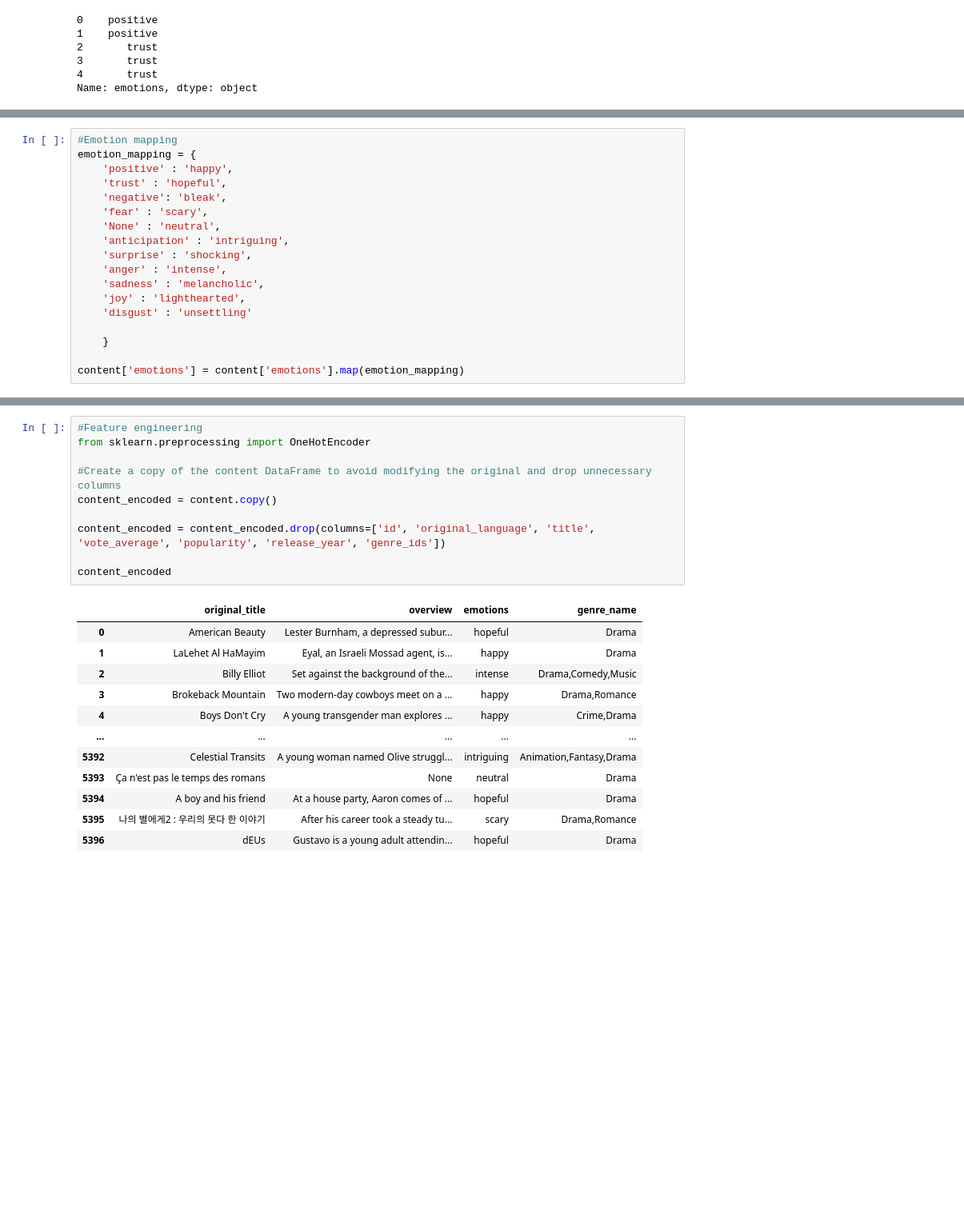
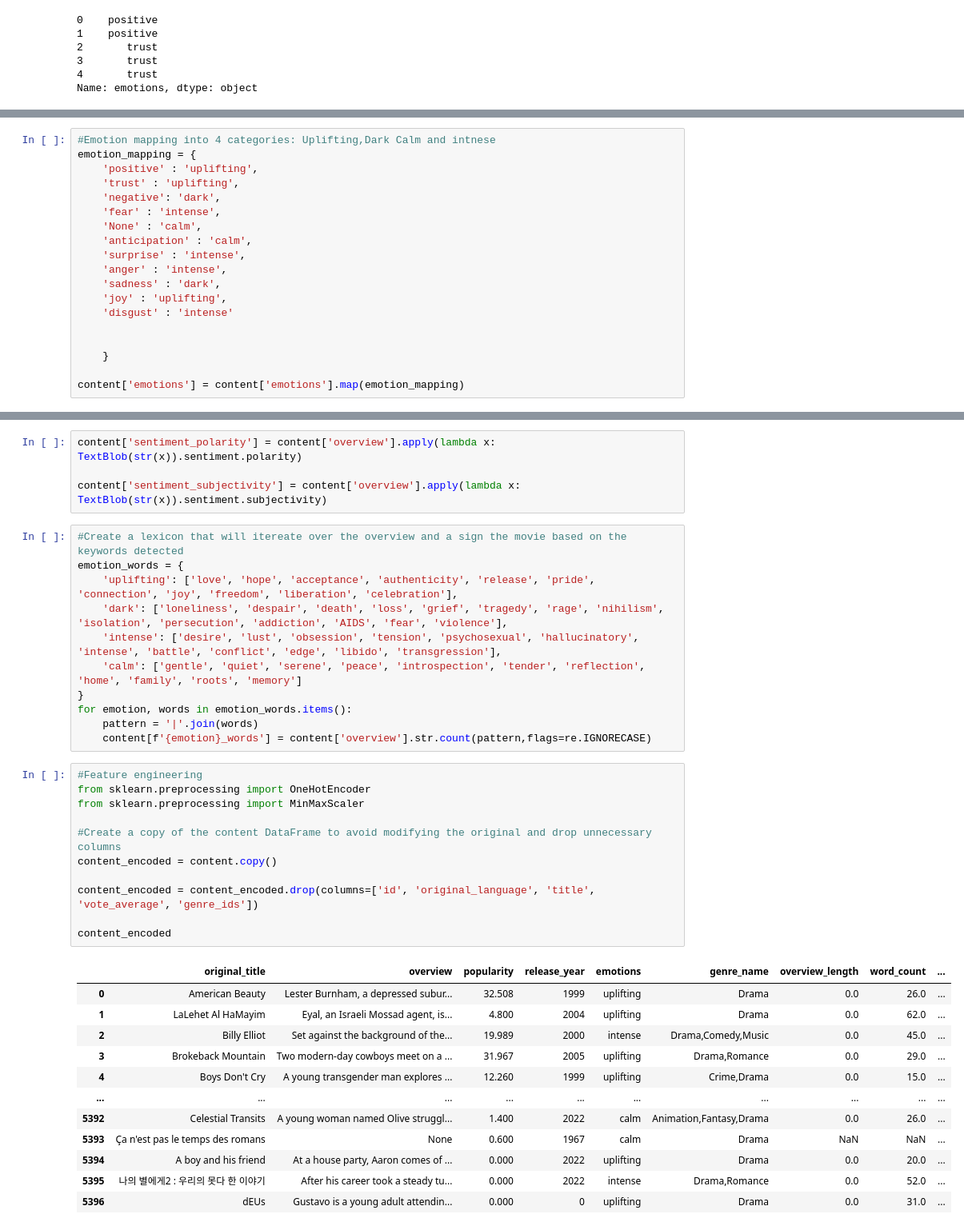
Before and after one commit to mshilacodes/mood-based-movie-recommender, a Jupyter notebook: index.ipynb, the cells around one changed output, grey strips where cells are left out. Shown: that part at 80% size. Drawn from its saved outputs; the diff is of its cells as text; blank space fills up the shorter version.

Commit message:
Normalized numeric feature using Min- Max scalers, changed emotion mapping and created emotion lexicon, Changed from decision tree to randomforest. Count of characters. Added images of graph

```diff
--- a/index.ipynb
+++ b/index.ipynb
@@ -300,17 +310,18 @@ content.head(20)
 # %%
-#Emotion mapping
+#Emotion mapping into 4 categories: Uplifting,Dark Calm and intnese
 emotion_mapping = {
-    'positive' : 'happy',
-    'trust' : 'hopeful',
-    'negative': 'bleak',
-    'fear' : 'scary',
-    'None' : 'neutral',
-    'anticipation' : 'intriguing',
-    'surprise' : 'shocking',
+    'positive' : 'uplifting',
+    'trust' : 'uplifting',
+    'negative': 'dark',
+    'fear' : 'intense',
+    'None' : 'calm',
+    'anticipation' : 'calm',
+    'surprise' : 'intense',
     'anger' : 'intense',
-    'sadness' : 'melancholic',
-    'joy' : 'lighthearted',
-    'disgust' : 'unsettling'
+    'sadness' : 'dark',
+    'joy' : 'uplifting',
+    'disgust' : 'intense'
+
 
     }
 
@@ -335,23 +342,39 @@ Name: count, dtype: int64
+# %%
+content['sentiment_polarity'] = content['overview'].apply(lambda x: TextBlob(str(x)).sentiment.polarity)
+
+content['sentiment_subjectivity'] = content['overview'].apply(lambda x: TextBlob(str(x)).sentiment.subjectivity)
+# %%
+#Create a lexicon that will itereate over the overview and a sign the movie based on the keywords detected
+emotion_words = {
+    'uplifting': ['love', 'hope', 'acceptance', 'authenticity', 'release', 'pride', 'connection', 'joy', 'freedom', 'liberation', 'celebration'],
+    'dark': ['loneliness', 'despair', 'death', 'loss', 'grief', 'tragedy', 'rage', 'nihilism', 'isolation', 'persecution', 'addiction', 'AIDS', 'fear', 'violence'],
+    'intense': ['desire', 'lust', 'obsession', 'tension', 'psychosexual', 'hallucinatory', 'intense', 'battle', 'conflict', 'edge', 'libido', 'transgression'],
+    'calm': ['gentle', 'quiet', 'serene', 'peace', 'introspection', 'tender', 'reflection', 'home', 'family', 'roots', 'memory']
+}
+for emotion, words in emotion_words.items():
+    pattern = '|'.join(words)
+    content[f'{emotion}_words'] = content['overview'].str.count(pattern,flags=re.IGNORECASE)
 # %%
 #Feature engineering
 from sklearn.preprocessing import OneHotEncoder
+from sklearn.preprocessing import MinMaxScaler
 
 #Create a copy of the content DataFrame to avoid modifying the original and drop unnecessary columns
 content_encoded = content.copy()
 
-content_encoded = content_encoded.drop(columns=['id', 'original_language', 'title', 'vote_average', 'popularity', 'release_year', 'genre_ids'])
+content_encoded = content_encoded.drop(columns=['id', 'original_language', 'title', 'vote_average', 'genre_ids'])
 
 content_encoded
 # %% [output]
-|  | original_title | overview | emotions | genre_name |
-| 0 | American Beauty | Lester Burnham, a depressed subur... | hopeful | Drama |
-| 1 | LaLehet Al HaMayim | Eyal, an Israeli Mossad agent, is... | happy | Drama |
-| 2 | Billy Elliot | Set against the background of the... | intense | Drama,Comedy,Music |
-| 3 | Brokeback Mountain | Two modern-day cowboys meet on a ... | happy | Drama,Romance |
-| 4 | Boys Don't Cry | A young transgender man explores ... | happy | Crime,Drama |
-| ... | ... | ... | ... | ... |
-| 5392 | Celestial Transits | A young woman named Olive struggl... | intriguing | Animation,Fantasy,Drama |
-| 5393 | Ça n'est pas le temps des romans | None | neutral | Drama |
-| 5394 | A boy and his friend | At a house party, Aaron comes of ... | hopeful | Drama |
-| 5395 | 나의 별에게2 : 우리의 못다 한 이야기 | After his career took a steady tu... | scary | Drama,Romance |
-| 5396 | dEUs | Gustavo is a young adult attendin... | hopeful | Drama |
+|  | original_title | overview | popularity | release_year | emotions | genre_name | overview_length | word_count | ... |
+| 0 | American Beauty | Lester Burnham, a depressed subur... | 32.508 | 1999 | uplifting | Drama | 0.0 | 26.0 | ... |
+| 1 | LaLehet Al HaMayim | Eyal, an Israeli Mossad agent, is... | 4.800 | 2004 | uplifting | Drama | 0.0 | 62.0 | ... |
+| 2 | Billy Elliot | Set against the background of the... | 19.989 | 2000 | intense | Drama,Comedy,Music | 0.0 | 45.0 | ... |
+| 3 | Brokeback Mountain | Two modern-day cowboys meet on a ... | 31.967 | 2005 | uplifting | Drama,Romance | 0.0 | 29.0 | ... |
+| 4 | Boys Don't Cry | A young transgender man explores ... | 12.260 | 1999 | uplifting | Crime,Drama | 0.0 | 15.0 | ... |
+| ... | ... | ... | ... | ... | ... | ... | ... | ... | ... |
+| 5392 | Celestial Transits | A young woman named Olive struggl... | 1.400 | 2022 | calm | Animation,Fantasy,Drama | 0.0 | 26.0 | ... |
+| 5393 | Ça n'est pas le temps des romans | None | 0.600 | 1967 | calm | Drama | NaN | NaN | ... |
+| 5394 | A boy and his friend | At a house party, Aaron comes of ... | 0.000 | 2022 | uplifting | Drama | 0.0 | 20.0 | ... |
+| 5395 | 나의 별에게2 : 우리의 못다 한 이야기 | After his career took a steady tu... | 0.000 | 2022 | intense | Drama,Romance | 0.0 | 52.0 | ... |
+| 5396 | dEUs | Gustavo is a young adult attendin... | 0.000 | 0 | uplifting | Drama | 0.0 | 31.0 | ... |
```
Also changed, not shown: parts of 33 cells of this notebook.
